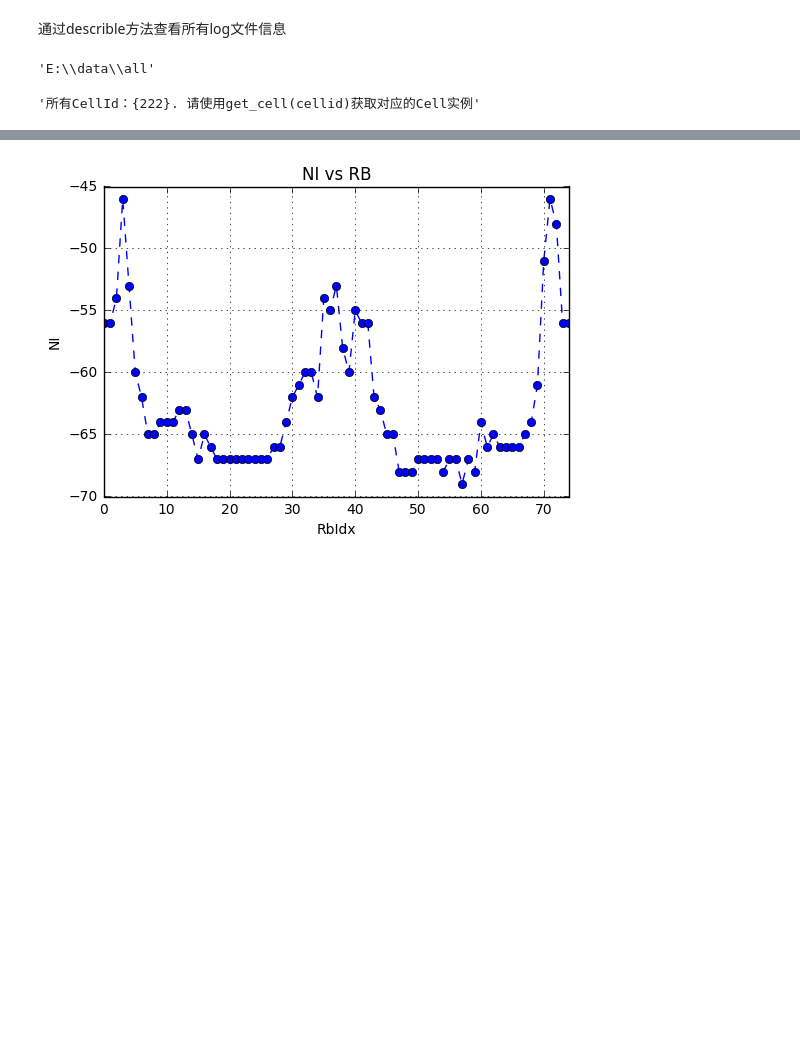
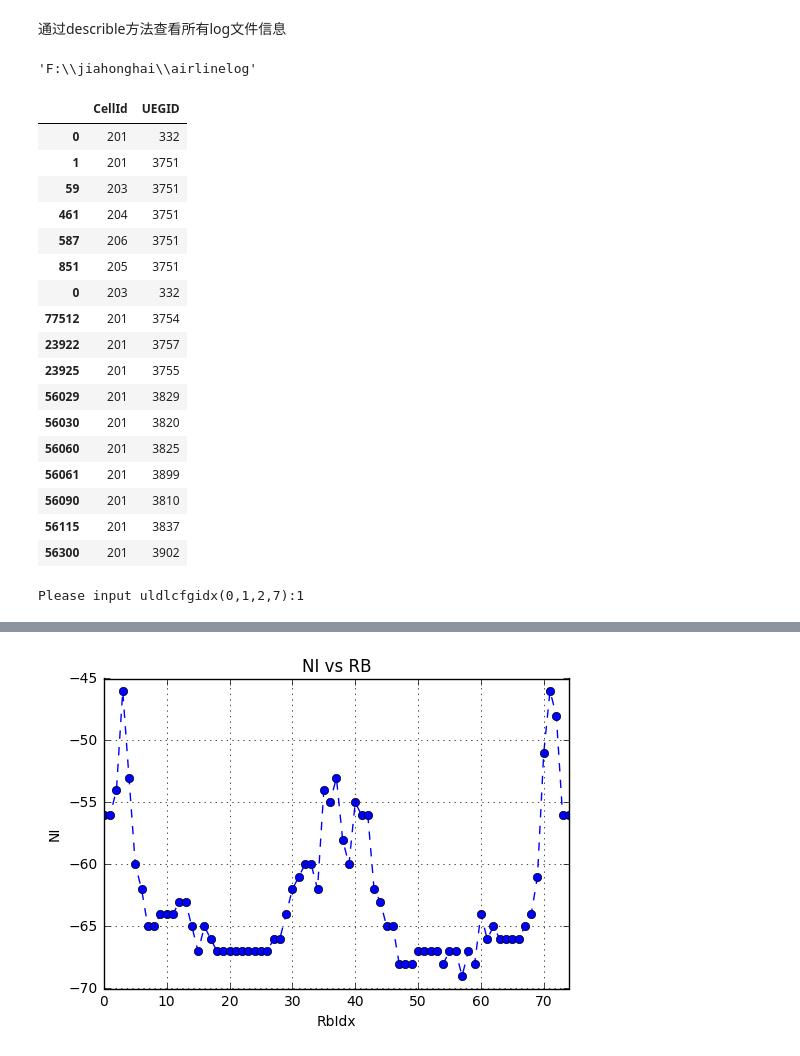
Before and after one commit to HonghaiJia/loganalysis, a Jupyter notebook: loganalysis/docs/user_guide.ipynb, the cells around one changed output, grey strips where cells are left out. Cells and saved outputs as stored; diff of their text form; code cells hidden in the pictures; blank space fills up the shorter version.

```diff
--- a/loganalysis/docs/user_guide.ipynb
+++ b/loganalysis/docs/user_guide.ipynb
@@ -54,19 +54,38 @@ class LteLog(loganalysis.log.Log)
 # %% [markdown]
 通过上述帮助文档可以看出，实例化Log类需要输入两个参数：待分析log文件所在目录，产品类型（默认小站）
 # %%
-log = LteLog(r'E:\data\all')
+log = LteLog(r'F:\jiahonghai\airlinelog')
 # %% [markdown]
 通过describle方法查看所有log文件信息
 # %%
 log.directory
 # %% [output]
-'E:\\data\\all'
+'F:\\jiahonghai\\airlinelog'
 # %%
-log.get_cell()
+log.get_cell_and_ue_ids()
 # %% [output]
-'所有CellId：{222}. 请使用get_cell(cellid)获取对应的Cell实例'
+|  | CellId | UEGID |
+| 0 | 201 | 332 |
+| 1 | 201 | 3751 |
+| 59 | 203 | 3751 |
+| 461 | 204 | 3751 |
+| 587 | 206 | 3751 |
+| 851 | 205 | 3751 |
+| 0 | 203 | 332 |
+| 77512 | 201 | 3754 |
+| 23922 | 201 | 3757 |
+| 23925 | 201 | 3755 |
+| 56029 | 201 | 3829 |
+| 56030 | 201 | 3820 |
+| 56060 | 201 | 3825 |
+| 56061 | 201 | 3899 |
+| 56090 | 201 | 3810 |
+| 56115 | 201 | 3837 |
+| 56300 | 201 | 3902 |
 # %%
-cell = log.get_cell(222)
+cell = log.get_cell(201)
+# %% [output]
+Please input uldlcfgidx(0,1,2,7):1
 # %%
 cell.describle()
 # %% [output]
```
Also changed, not shown: parts of 4 cells of this notebook, 5 other files.
